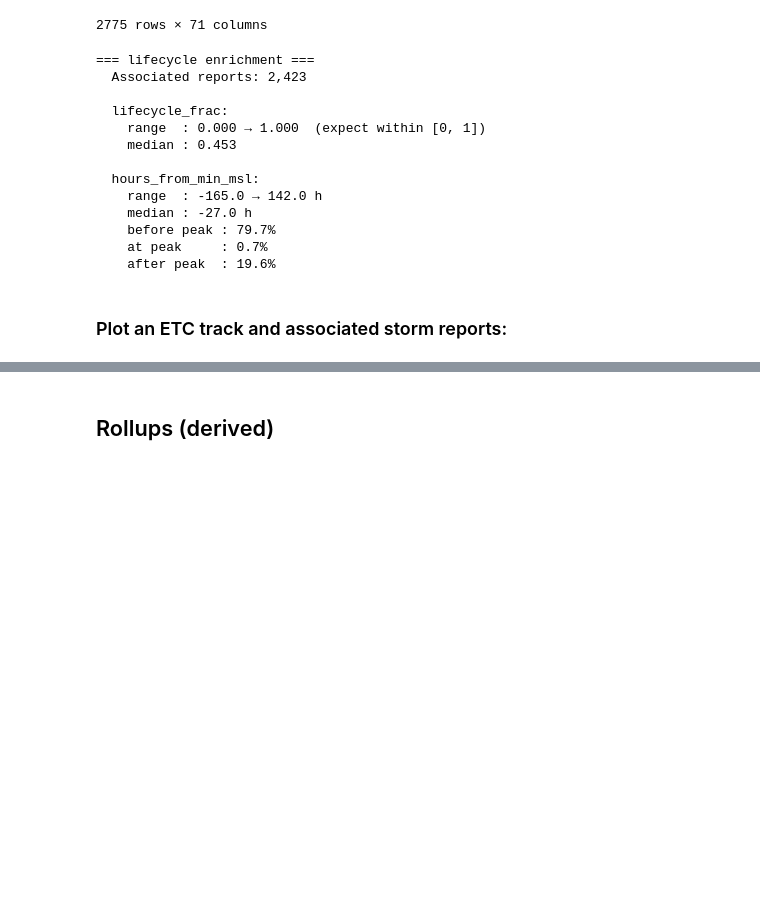
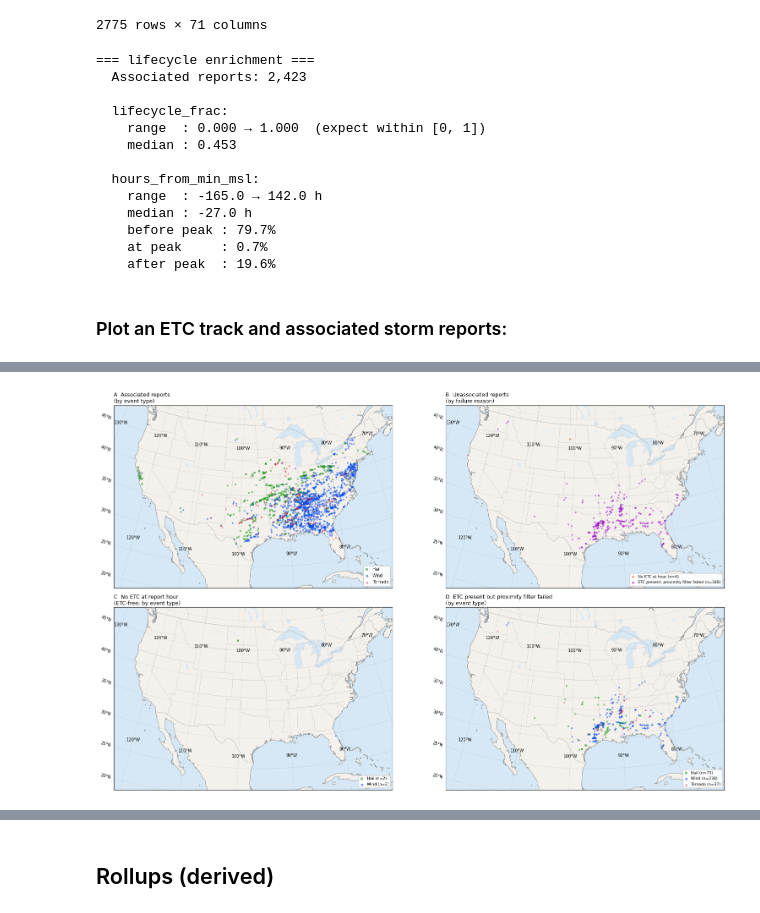
Before and after one commit to augustlepique/circs-research, a Jupyter notebook: reports_and_ETCs.ipynb, the cells around one changed output, grey strips where cells are left out. Saved outputs shown, nothing was run; the diff lists cells and outputs as text; code cells hidden in the pictures; blank space fills up the shorter version.

```diff
--- a/reports_and_ETCs.ipynb
+++ b/reports_and_ETCs.ipynb
@@ -851,0 +918,2 @@ plot_track_case(reports_tagged, tracks_h, 8297.0, track_meta=tracks_meta)
+# %%
+unassoc = classify_unassociated(unassoc, tracks_h)
@@ -852,2 +933,18 @@ plot_track_case(reports_tagged, tracks_h, 8297.0, track_meta=tracks_meta)
 # %%
-tracks_meta
+def base_map(ax, extent=MAP_EXTENT):
+    ax.set_extent(extent, crs=ccrs.PlateCarree())
+    ax.add_feature(cfeature.LAND,        facecolor="#F4F1EC", zorder=0)
+    ax.add_feature(cfeature.OCEAN,       facecolor="#D6E8F5", zorder=0)
+    ax.add_feature(cfeature.LAKES,       facecolor="#D6E8F5", zorder=1)
+    ax.add_feature(cfeature.BORDERS,     linewidth=0.5, edgecolor="#AAAAAA", zorder=2)
+    ax.add_feature(cfeature.STATES,      linewidth=0.3, edgecolor="#CCCCCC", zorder=2)
+    ax.add_feature(cfeature.COASTLINE,   linewidth=0.6, edgecolor="#888888", zorder=3)
+    gl = ax.gridlines(crs=ccrs.PlateCarree(), draw_labels=True,
+                      linewidth=0.3, color="gray", alpha=0.5, linestyle="--")
+    gl.top_labels = False
+    gl.right_labels = False
+    gl.xformatter = LONGITUDE_FORMATTER
+    gl.yformatter = LATITUDE_FORMATTER
+    gl.xlabel_style = {"size": 7}
+    gl.ylabel_style = {"size": 7}
+    return ax
@@ -868,0 +951,74 @@ tracks_meta
+# %%
+## Figure 1: 4-panel geographic map
+##    Panel A: all associated (reference)
+##    Panel B: all unassociated, coloured by reason
+##    Panel C: ETC-free, by event type
+##    Panel D: proximity-failed, by event type
+
+fig, axes = plt.subplots(
+    2,2,
+    subplot_kw={'projection': ccrs.LambertConformal(
+        #central_longitude=-95, central_latitude=37
+        )},
+    figsize=(16,10),
+)
+
+panel_titles = [
+    "A  Associated reports\n(by event type)",
+    "B  Unassociated reports\n(by failure reason)",
+    "C  No ETC at report hour\n(ETC-free; by event type)",
+    "D  ETC present but proximity filter failed\n(by event type)",
+]
+
+for ax, title in zip(axes.flat, panel_titles):
+    base_map(ax)
+    ax.set_title(title, fontsize=9, loc='left', pad=4)
+
+# Panel A - associated, colored by event type
+ax_a = axes[0,0]
+for et, sub in assoc.groupby('EVENT_TYPE'):
+    if et not in COL:
+        continue
+    ax_a.scatter(
+        sub['report_lon'], sub['report_lat'],
+        c=COL[et], marker=MARKER[et], s=8, alpha=0.55,
+        transform = ccrs.PlateCarree(), label=LABEL_TYPE[et], linewidths=0,
+    )
+ax_a.legend(loc='lower right', fontsize=7, markerscale=1.5,
+            framealpha=0.9, handlelength=1)
+
+## Panel B - unassociated, colored by reason
+ax_b = axes[0,1]
+for reason, sub in unassoc.groupby('reason'):
+    color = COL.get(reason, "#999999")
+    ax_b.scatter(
+        sub['report_lon'], sub['report_lat'],
+        c=color, marker='o', s=8, alpha=0.55,
+        transform = ccrs.PlateCarree(),
+        label=f'{LABEL_REASON.get(reason, reason)} (n={len(sub):,})',
+        linewidths=0,
+    )
+ax_b.legend(loc='lower right', fontsize=6.5, markerscale=1.5,
+            framealpha=0.9, handlelength=1)
+
+## Panels C and D - by reason, colored by event type
+for (reason, ax) in [('etcfree', axes[1,0]), ('proxfail', axes[1,1])]:
+    sub_reason = unassoc[unassoc['reason'] == reason]
+    for et, sub in sub_reason.groupby('EVENT_TYPE'):
+        if et not in COL:
+            continue
+        ax.scatter(
+            sub['report_lon'], sub['report_lat'],
+            c=COL[et], marker=MARKER[et], s=8, alpha=0.55,
+            transform = ccrs.PlateCarree(), label=f'{LABEL_TYPE[et]} (n={len(sub):,})',
+            linewidths=0,
+        )
+    ax.legend(loc='lower right', fontsize=6.5, markerscale=1.5,
+              framealpha=0.9, handlelength=1)
+
+plt.tight_layout(rect=[0,0,1,0.97])
+plt.savefig('unassociated_reports.png', dpi=200, bbox_inches='tight')
+plt.show()
+#plt.close()
+# %% [output]
+[figure, added]
```
Also changed, not shown: parts of 16 cells of this notebook, 1 other file.
